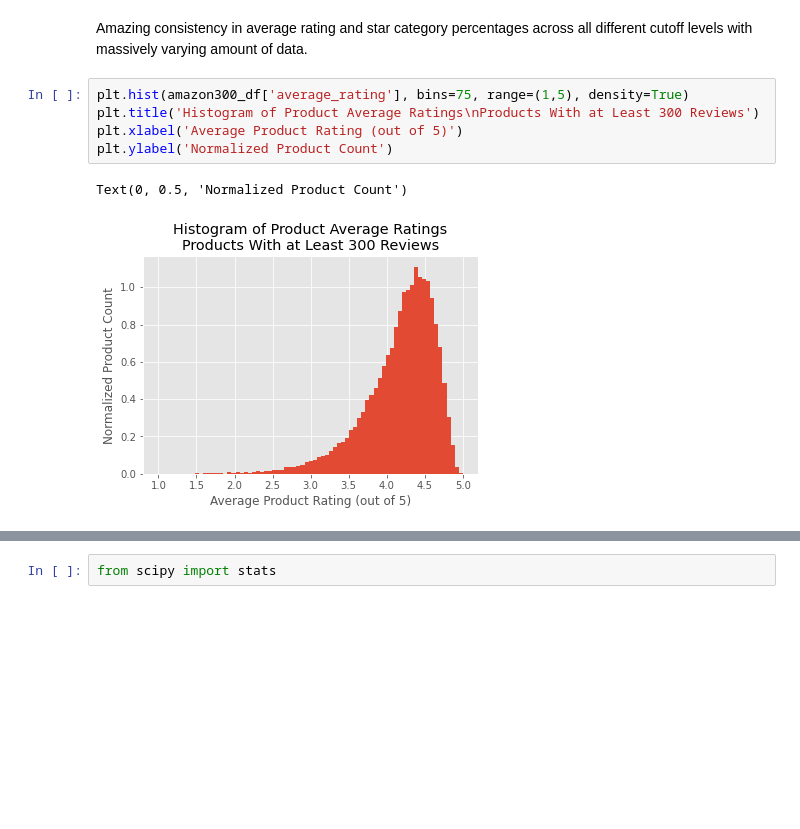
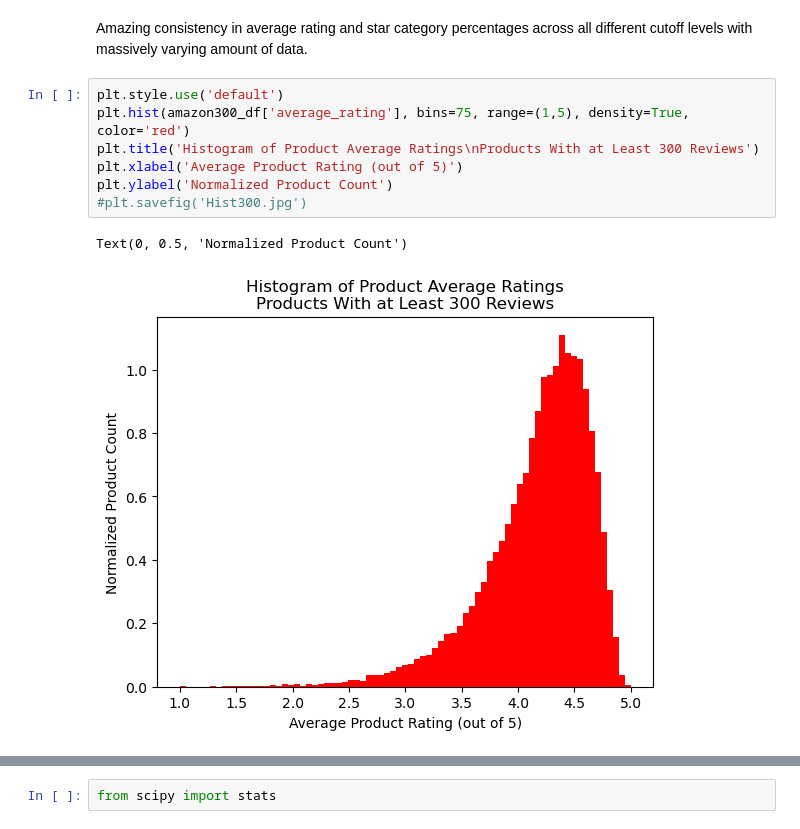
Before and after one commit to RyanBur/Python_Project, a Jupyter notebook: amazon_data_analysis.ipynb, the cells around one changed output, grey strips where cells are left out. Cells and saved outputs as stored; diff of their text form; blank space fills up the shorter version.

Commit message:
Generated more visualizations for updated presentations

```diff
--- a/amazon_data_analysis.ipynb
+++ b/amazon_data_analysis.ipynb
@@ -216,12 +213,14 @@ amazon50_df.describe()
 # %% [markdown]
 Amazing consistency in average rating and star category percentages across all different cutoff levels with massively varying amount of data.
 # %%
-plt.hist(amazon300_df['average_rating'], bins=75, range=(1,5), density=True)
+plt.style.use('default')
+plt.hist(amazon300_df['average_rating'], bins=75, range=(1,5), density=True, color='red')
 plt.title('Histogram of Product Average Ratings\nProducts With at Least 300 Reviews')
 plt.xlabel('Average Product Rating (out of 5)')
 plt.ylabel('Normalized Product Count')
+#plt.savefig('Hist300.jpg')
 # %% [output]
 Text(0, 0.5, 'Normalized Product Count')
-[figure, old version]
+[figure, new version]
 # %%
 amazon300_df.boxplot(column=['1_star_ratings', '2_star_ratings', '3_star_ratings', '4_star_ratings', '5_star_ratings'], \
```
Also changed, not shown: parts of 7 cells of this notebook, 1 other file.
